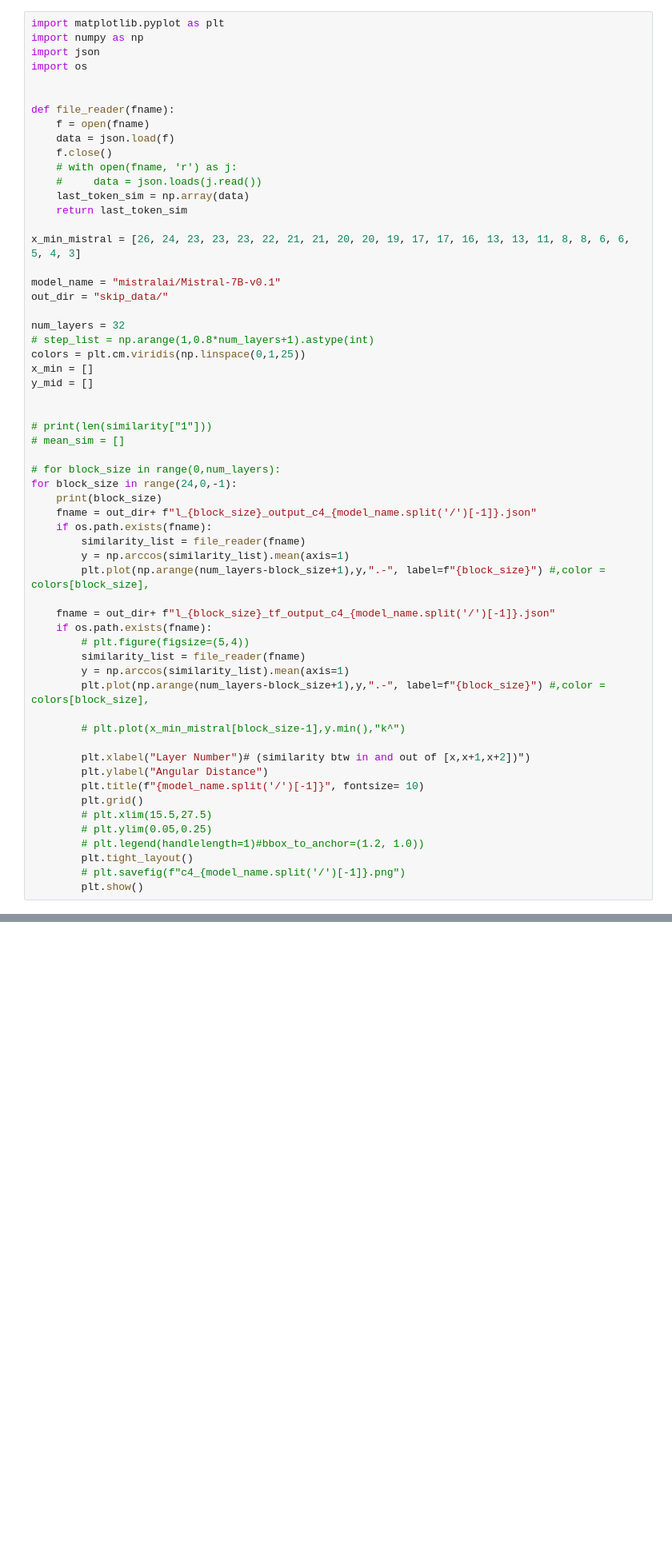
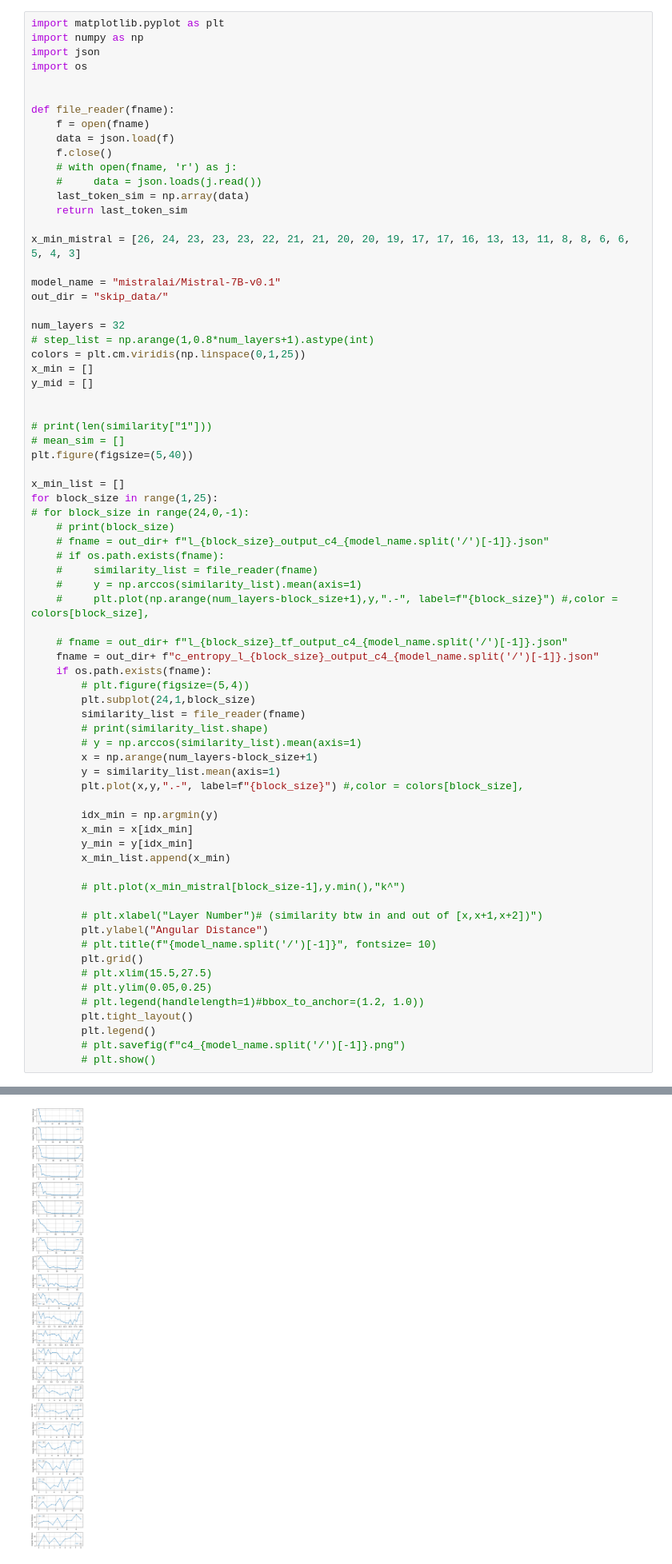
Before and after one commit to hassan-shap/llm-benchmarks, a Jupyter notebook: e2e_cossim/pp_e2e_cs.ipynb, the cells around one changed output, grey strips where cells are left out. Shown at 80% size. Drawn from its saved outputs; the diff is of its cells as text; blank space fills up the shorter version.

Commit message:
e2e entropy

```diff
--- a/e2e_cossim/pp_e2e_cs.ipynb
+++ b/e2e_cossim/pp_e2e_cs.ipynb
@@ -28,33 +28,46 @@ y_mid = []
 
 # print(len(similarity["1"]))
 # mean_sim = []
+plt.figure(figsize=(5,40))
 
-# for block_size in range(0,num_layers):
-for block_size in range(24,0,-1):
-    print(block_size)
-    fname = out_dir+ f"l_{block_size}_output_c4_{model_name.split('/')[-1]}.json"
-    if os.path.exists(fname):
-        similarity_list = file_reader(fname)
-        y = np.arccos(similarity_list).mean(axis=1)
-        plt.plot(np.arange(num_layers-block_size+1),y,".-", label=f"{block_size}") #,color = colors[block_size],
+x_min_list = []
+for block_size in range(1,25):
+# for block_size in range(24,0,-1):
+    # print(block_size)
+    # fname = out_dir+ f"l_{block_size}_output_c4_{model_name.split('/')[-1]}.json"
+    # if os.path.exists(fname):
+    #     similarity_list = file_reader(fname)
+    #     y = np.arccos(similarity_list).mean(axis=1)
+    #     plt.plot(np.arange(num_layers-block_size+1),y,".-", label=f"{block_size}") #,color = colors[block_size],
 
-    fname = out_dir+ f"l_{block_size}_tf_output_c4_{model_name.split('/')[-1]}.json"
+    # fname = out_dir+ f"l_{block_size}_tf_output_c4_{model_name.split('/')[-1]}.json"
+    fname = out_dir+ f"c_entropy_l_{block_size}_output_c4_{model_name.split('/')[-1]}.json"
     if os.path.exists(fname):
         # plt.figure(figsize=(5,4))
+        plt.subplot(24,1,block_size)
         similarity_list = file_reader(fname)
-        y = np.arccos(similarity_list).mean(axis=1)
-        plt.plot(np.arange(num_layers-block_size+1),y,".-", label=f"{block_size}") #,color = colors[block_size],
+        # print(similarity_list.shape)
+        # y = np.arccos(similarity_list).mean(axis=1)
+        x = np.arange(num_layers-block_size+1)
+        y = similarity_list.mean(axis=1)
+        plt.plot(x,y,".-", label=f"{block_size}") #,color = colors[block_size],
+
+        idx_min = np.argmin(y)
+        x_min = x[idx_min]
+        y_min = y[idx_min]
+        x_min_list.append(x_min)
 
         # plt.plot(x_min_mistral[block_size-1],y.min(),"k^")
 
-        plt.xlabel("Layer Number")# (similarity btw in and out of [x,x+1,x+2])")
+        # plt.xlabel("Layer Number")# (similarity btw in and out of [x,x+1,x+2])")
         plt.ylabel("Angular Distance")
-        plt.title(f"{model_name.split('/')[-1]}", fontsize= 10)
+        # plt.title(f"{model_name.split('/')[-1]}", fontsize= 10)
         plt.grid()
         # plt.xlim(15.5,27.5)
         # plt.ylim(0.05,0.25)
         # plt.legend(handlelength=1)#bbox_to_anchor=(1.2, 1.0))
         plt.tight_layout()
+        plt.legend()
         # plt.savefig(f"c4_{model_name.split('/')[-1]}.png")
-        plt.show()
+        # plt.show()
 # %% [output]
@@ -62,0 +74 @@ JSONDecodeError: Expecting value: line 1 column 1 (char 0)
+[figure, added]
```
Also changed, not shown: parts of 4 cells of this notebook, 27 other files.
